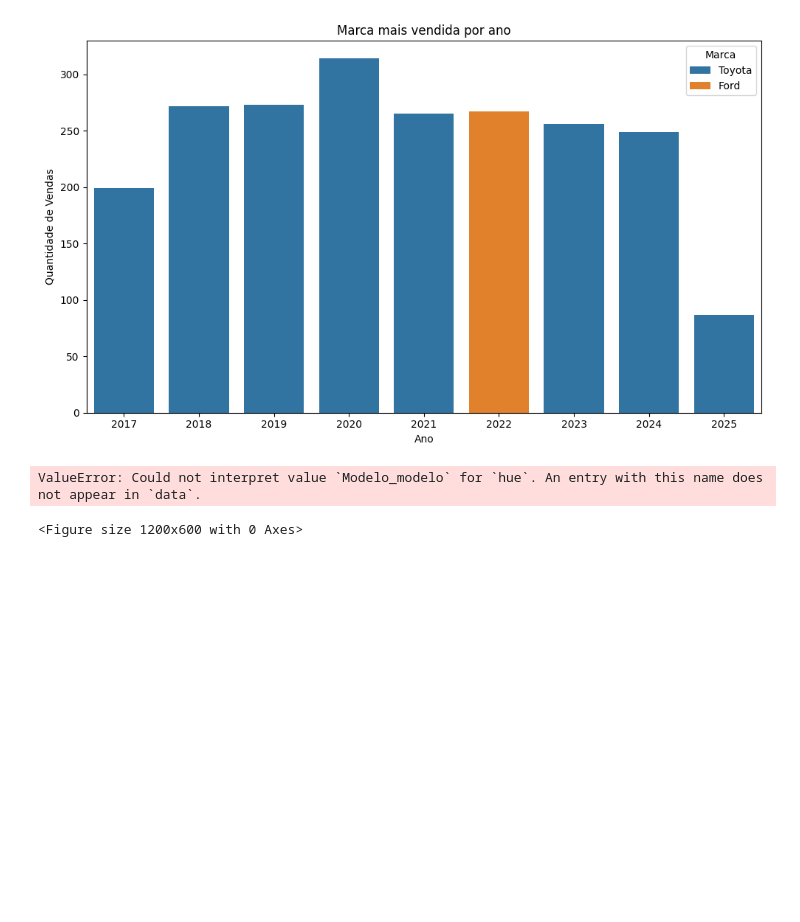
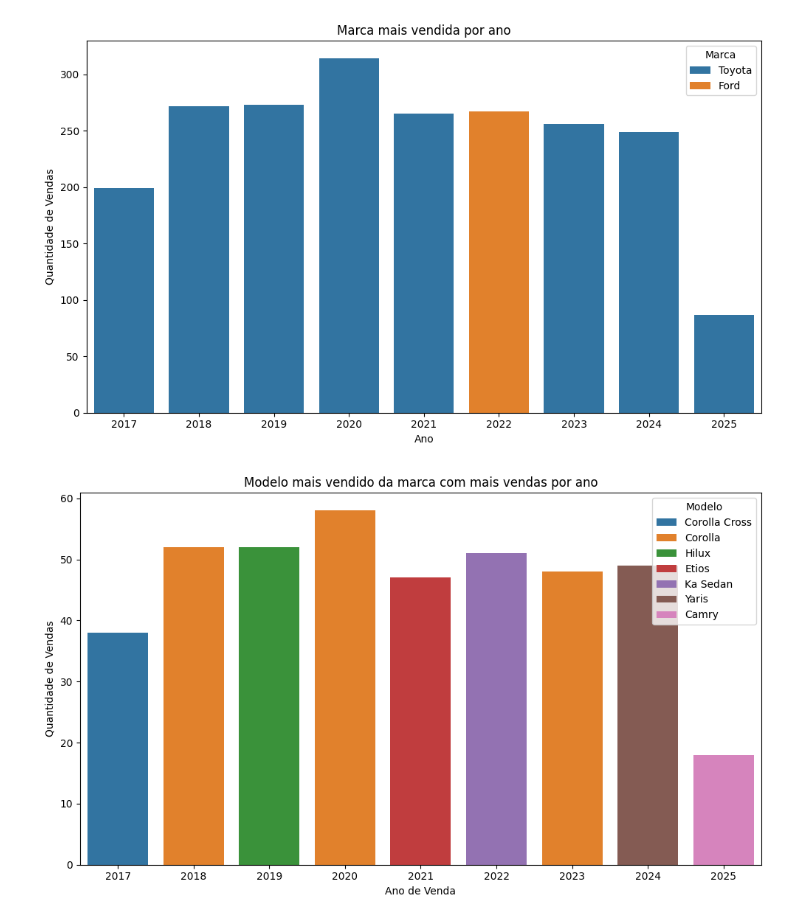
Before and after one commit to cfernandesrj/Projeto-Analise-Carros---AULA-11-07, a Jupyter notebook: Analise venda carros.ipynb, the cells around one changed output. Cells and saved outputs as stored; diff of their text form; code cells hidden in the pictures; blank space fills up the shorter version.

```diff
--- a/Analise venda carros.ipynb
+++ b/Analise venda carros.ipynb
@@ -114,40 +100,30 @@ plt.tight_layout()
 plt.show()
 # %% [output]
 [figure]
-# %%
-# Passo 2: Marca mais vendida por ano
-vendas_marca = df.groupby(['Ano_venda', 'Marca']).size().reset_index(name='Qtd_vendas')
-marca_top = vendas_marca.sort_values('Qtd_vendas', ascending=False).drop_duplicates('Ano_venda')
-
-# Passo 3: Filtrar o DataFrame apenas com as marcas campeãs por ano
-df_top_marcas = pd.merge(df, marca_top[['Ano_venda', 'Marca']], on=['Ano_venda', 'Marca'])
-
-# Passo 4: Encontrar o modelo mais vendido de cada uma dessas marcas por ano
-vendas_modelo = df_top_marcas.groupby(['Ano_venda', 'Modelo']).size().reset_index(name='Qtd_vendas')
-modelo_top = vendas_modelo.sort_values('Qtd_vendas', ascending=False).drop_duplicates('Ano_venda')
-
-# Passo 5: Juntar marca e modelo (pra usar no gráfico)
-df_final = pd.merge(marca_top, modelo_top, on='Ano_venda', suffixes=('_marca', '_modelo'))
-
-# Agora temos: Ano_venda | Marca | Qtd_vendas_marca | Modelo | Qtd_vendas_modelo
-
-# Passo 6: Gráfico com Seaborn
-plt.figure(figsize=(12, 6))
-sns.barplot(data=df_final, x='Ano_venda', y='Qtd_vendas_marca', hue='Modelo_modelo', palette='Set2')
-
-# Adiciona o nome da marca no topo da barra
-for index, row in df_final.iterrows():
-    plt.text(x=row['Ano_venda'],
-             y=row['Qtd_vendas_marca'] + 5,
-             s=row['Marca'],
-             ha='center', fontsize=9, fontweight='bold')
-
-plt.title('Marca + Modelo mais vendidos por ano')
-plt.xlabel('Ano da Venda')
-plt.ylabel('Quantidade de Vendas')
-plt.legend(title='Modelo mais vendido da marca campeã')
-plt.tight_layout()
-plt.show()
-# %% [output]
-ValueError: Could not interpret value `Modelo_modelo` for `hue`. An entry with this name does not appear in `data`.
-<Figure size 1200x600 with 0 Axes>
+# %%
+resultados = []
+for ano in df_dados['ano_venda'].unique():
+    df_ano = df_dados[df_dados['ano_venda'] == ano]
+    marca_top = df_ano['Marca'].value_counts().idxmax()
+    df_marca_top = df_ano[df_ano['Marca'] == marca_top]
+    modelo_top = df_marca_top['Modelo'].value_counts().idxmax()
+    quantidade = df_marca_top['Modelo'].value_counts().max()
+    resultados.append({
+        'ano_venda': ano,
+        'Marca': marca_top,
+        'Modelo': modelo_top,
+        'quantidade': quantidade
+    })
+
+df_resultados = pd.DataFrame(resultados)
+
+plt.figure(figsize=(10, 6))
+sns.barplot(data=df_resultados, x='ano_venda', y='quantidade', hue='Modelo')
+plt.title('Modelo mais vendido da marca com mais vendas por ano')
+plt.xlabel('Ano de Venda')
+plt.ylabel('Quantidade de Vendas')
+plt.legend(title='Modelo')
+plt.tight_layout()
+plt.show()
+# %% [output]
+[figure, added]
```
Also changed, not shown: parts of 2 cells of this notebook.
